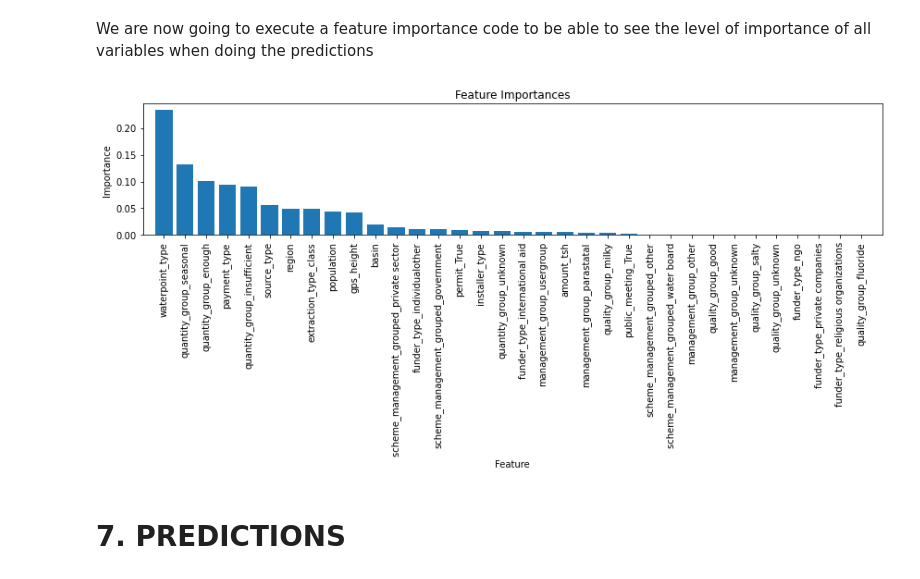
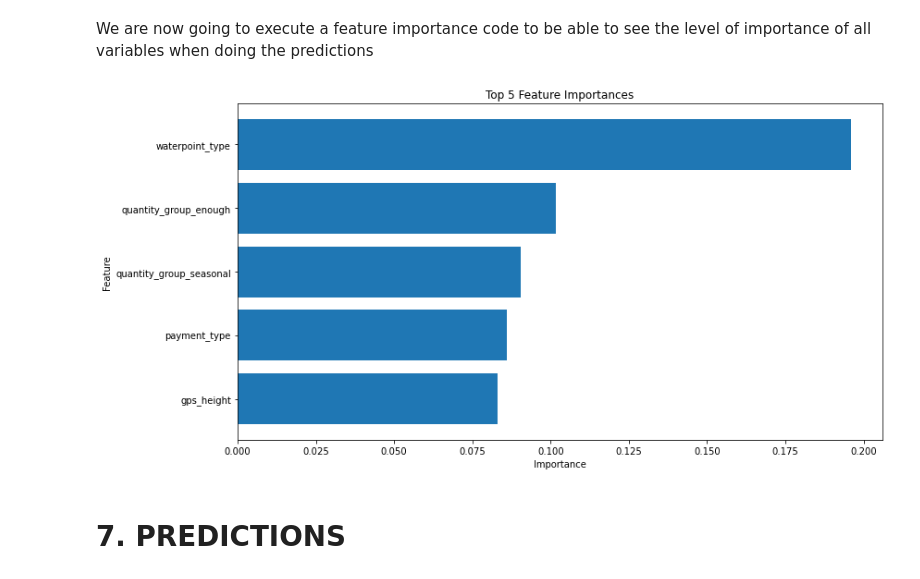
Before and after one commit to mbarriola96/Predicting_faulty_pumps, a Jupyter notebook: notebooks/04_primary_notebook.ipynb, the cells around one changed output. Saved outputs shown, nothing was run; the diff lists cells and outputs as text; code cells hidden in the pictures.

```diff
--- a/notebooks/04_primary_notebook.ipynb
+++ b/notebooks/04_primary_notebook.ipynb
@@ -795,10 +795,10 @@ The code below uses the best parameters to compute the Decision Tree classifier.
 # %%
 # Define the best parameters obtained from grid search
-best_params = {'max_depth': 9, 'max_features': None, 'min_samples_leaf': 8, 'min_samples_split': 5}
+best_params = {'max_depth': 12, 'max_features': None, 'min_samples_leaf': 4, 'min_samples_split': 5}
 
-# Initialize the Decision Tree model with best parameters
-decision_tree = DecisionTreeClassifier(**best_params)
+# Initialize the Decision Tree model
+best_tree = DecisionTreeClassifier(class_weight="balanced", **best_params)
 
 # Fit the model on the training data
-decision_tree.fit(X_train, y_train)
+best_tree.fit(X_train, y_train)
 # %% [output]
@@ -868,25 +872,29 @@ False Positives (FP): 6.72%
 We are now going to execute a feature importance code to be able to see the level of importance of all variables when doing the predictions
 # %%
 # Obtain the most important features affecting the status of a pump
-importances = decision_tree.feature_importances_
+importances = best_tree.feature_importances_
 
 # Obtener los nombres de las características
 feature_names = X_train.columns
 
 # Create a bar graph for the importance of the characteristics
-indexes = np.argsort(importances)[::-1]  # Order importances in descending order
+# Order importances in descending order
+indexes = np.argsort(importances)[::-1]
+
+# Get the top 5 important features
+top_indexes = indexes[:5]
 
 plt.figure(figsize=(12, 6))
-plt.title("Feature Importances")
-plt.bar(range(X_train.shape[1]), importances[indexes], align="center")
-plt.xticks(range(X_train.shape[1]), feature_names[indexes], rotation=90)
-plt.xlim([-1, X_train.shape[1]])
-plt.xlabel("Feature")
-plt.ylabel("Importance")
+plt.title("Top 5 Feature Importances")
+plt.barh(range(5), importances[top_indexes], align="center")
+plt.yticks(range(5), feature_names[top_indexes])
+plt.xlabel("Importance")
+plt.ylabel("Feature")
 plt.tight_layout()
+plt.gca().invert_yaxis()  # Invert the y-axis to have the most important feature at the top
 plt.show()
 # %% [output]
-[figure, old version]
+[figure, new version]
 # %% [markdown]
 # 7. PREDICTIONS
 # %% [markdown]
```
Also changed, not shown: parts of 22 cells of this notebook, 29 other files.
